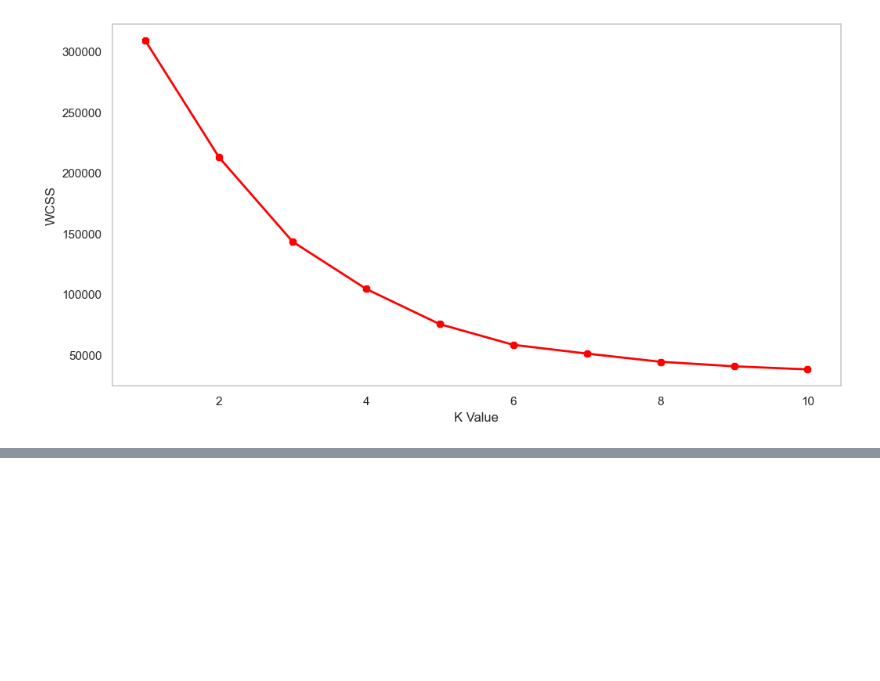
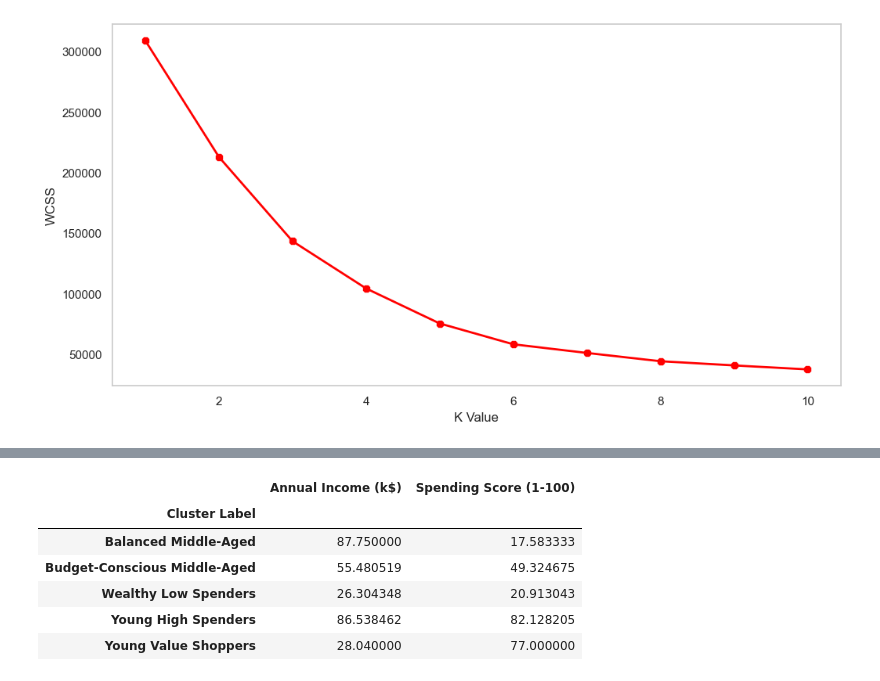
Before and after one commit to Pratham-Dabhane/Customer-Segmentation, a Jupyter notebook: Customer Segmentation.ipynb, the cells around one changed output, grey strips where cells are left out. Drawn from its saved outputs; the diff is of its cells as text; code cells hidden in the pictures; blank space fills up the shorter version.

```diff
--- a/Customer Segmentation.ipynb
+++ b/Customer Segmentation.ipynb
@@ -355,0 +417,10 @@ df.head()
+# %%
+cluster_summary
+# %% [output]
+|  | Annual Income (k$) | Spending Score (1-100) |
+| Cluster Label |  |  |
+| Balanced Middle-Aged | 87.750000 | 17.583333 |
+| Budget-Conscious Middle-Aged | 55.480519 | 49.324675 |
+| Wealthy Low Spenders | 26.304348 | 20.913043 |
+| Young High Spenders | 86.538462 | 82.128205 |
+| Young Value Shoppers | 28.040000 | 77.000000 |
```
Also changed, not shown: parts of 39 cells of this notebook.
